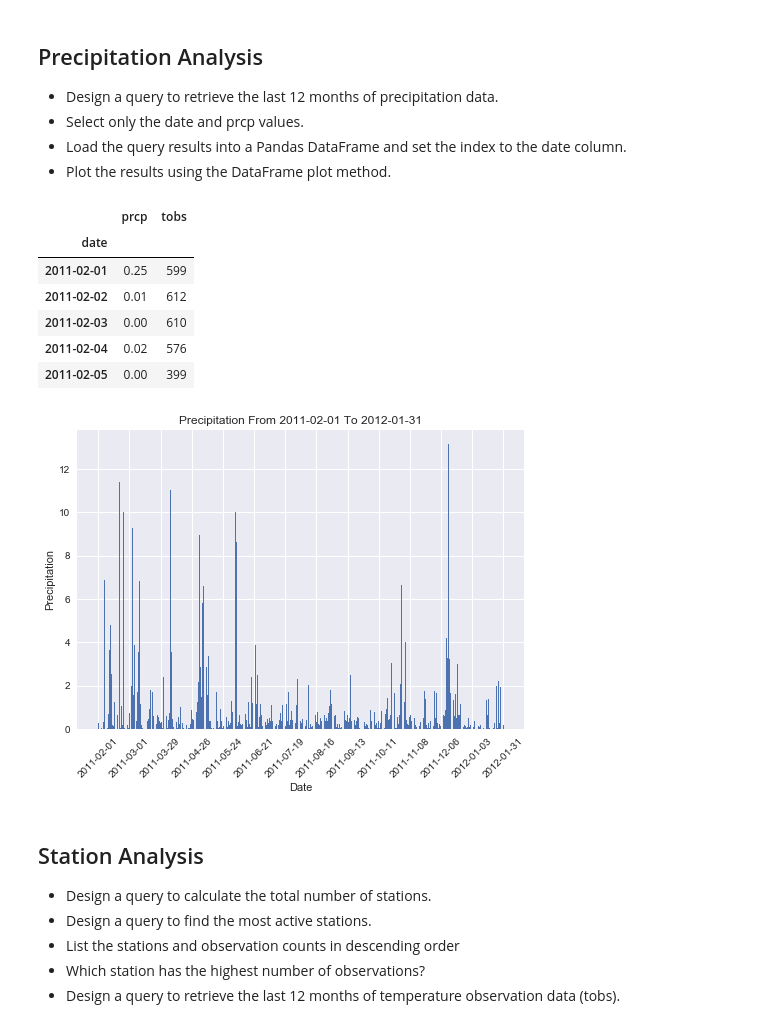
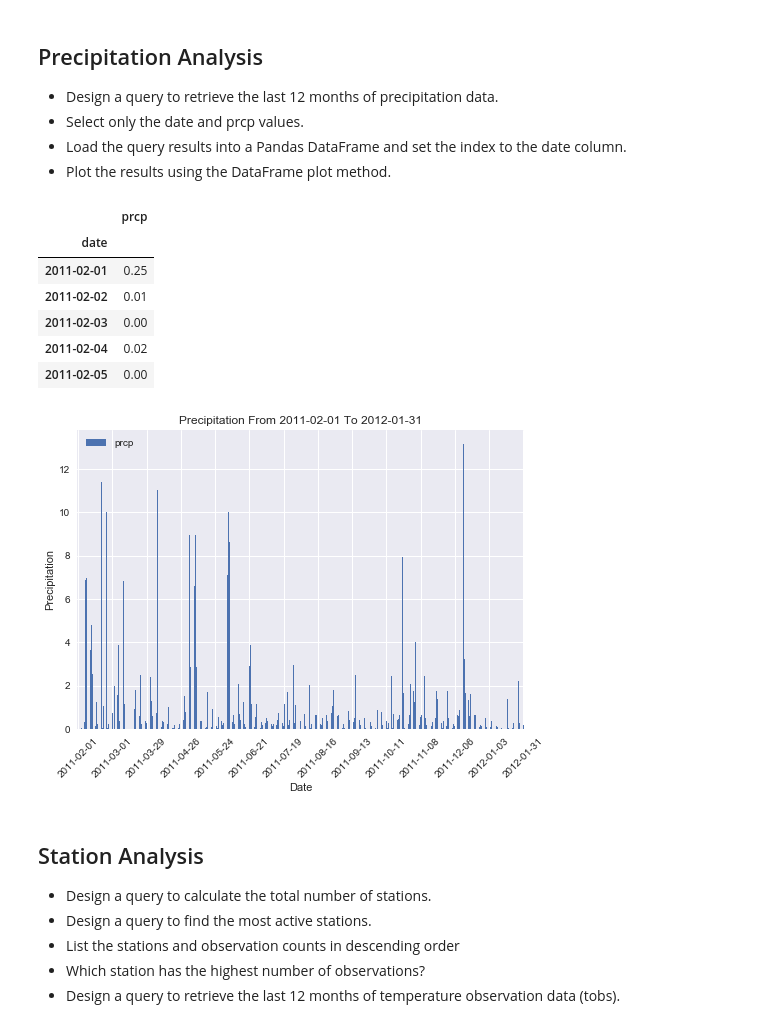
Before and after one commit to shanegela/DataAnalytics, a Jupyter notebook: HawaiiSurfAnalysis/climate_analysis.ipynb, the cells around one changed output. Saved outputs shown, nothing was run; the diff lists cells and outputs as text; code cells hidden in the pictures.

Commit message:
Hawaii Surf Analysis: update precipitation plot using dataframe method

```diff
--- a/HawaiiSurfAnalysis/climate_analysis.ipynb
+++ b/HawaiiSurfAnalysis/climate_analysis.ipynb
@@ -79,31 +79,32 @@ df.head()
 * Plot the results using the DataFrame plot method.
 # %%
 prcp = df[(df.date >= '2011-02-01') & (df.date <= '2012-01-31')].groupby(['date']).sum()
+prcp.drop('tobs',inplace=True, axis=1)
 prcp.sort_index()
 prcp.head()
 # %% [output]
-|  | prcp | tobs |
-| date |  |  |
-| 2011-02-01 | 0.25 | 599 |
-| 2011-02-02 | 0.01 | 612 |
-| 2011-02-03 | 0.00 | 610 |
-| 2011-02-04 | 0.02 | 576 |
-| 2011-02-05 | 0.00 | 399 |
+|  | prcp |
+| date |  |
+| 2011-02-01 | 0.25 |
+| 2011-02-02 | 0.01 |
+| 2011-02-03 | 0.00 |
+| 2011-02-04 | 0.02 |
+| 2011-02-05 | 0.00 |
 # %%
 x_axis = np.arange(len(prcp.prcp))
 x_lbls = [value for idx, value in enumerate(prcp.index) if idx % 28 == 0]
 # %%
-plt.bar(x_axis,prcp.prcp)
+prcp.plot.bar()
 tick_locations = [value + 0.1 for idx, value in enumerate(x_axis) if idx % 28 == 0]
 plt.xticks(tick_locations, x_lbls, rotation=45)
 plt.title("Precipitation From " + prcp.index[0] + " To " + prcp.index[-1])
 plt.xlabel("Date")
 plt.ylabel("Precipitation")
 sns.set()
 plt.savefig('precipitation.png')
 plt.show()
 # %% [output]
-[figure, old version]
+[figure, new version]
 # %% [markdown]
 ## Station Analysis
 
```
Also changed, not shown: 24 other files.
